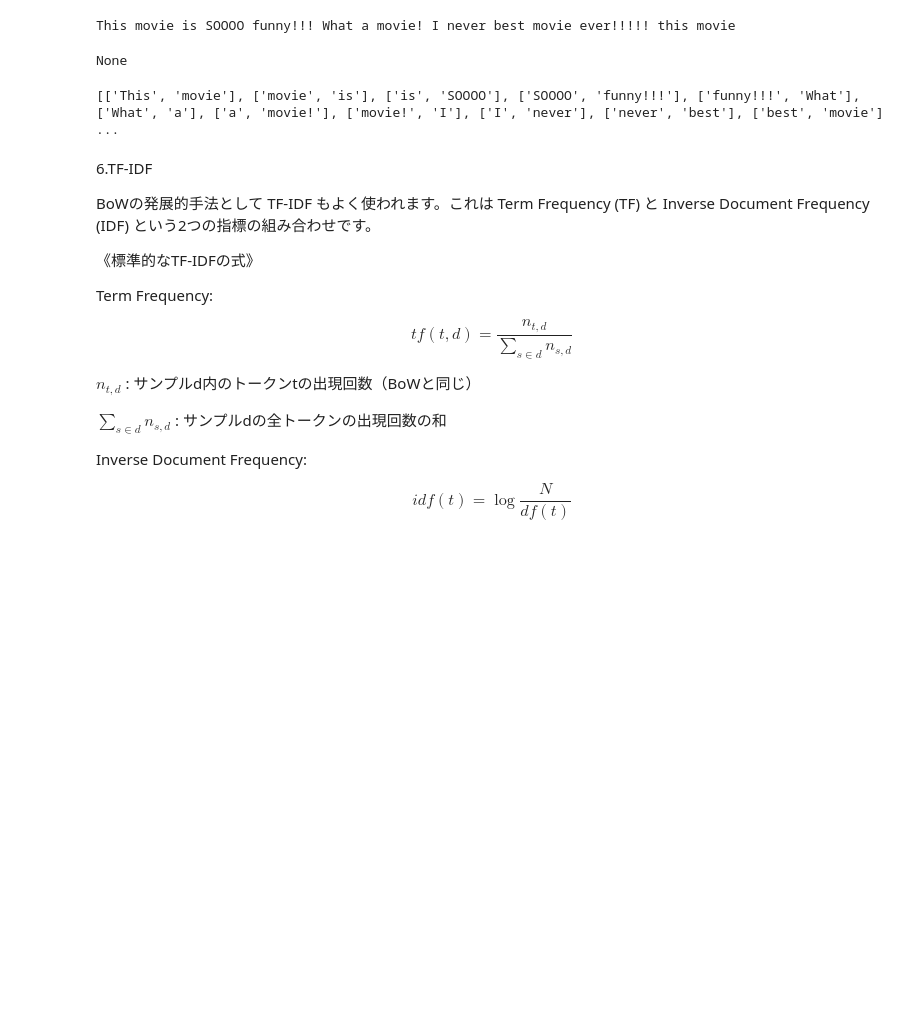
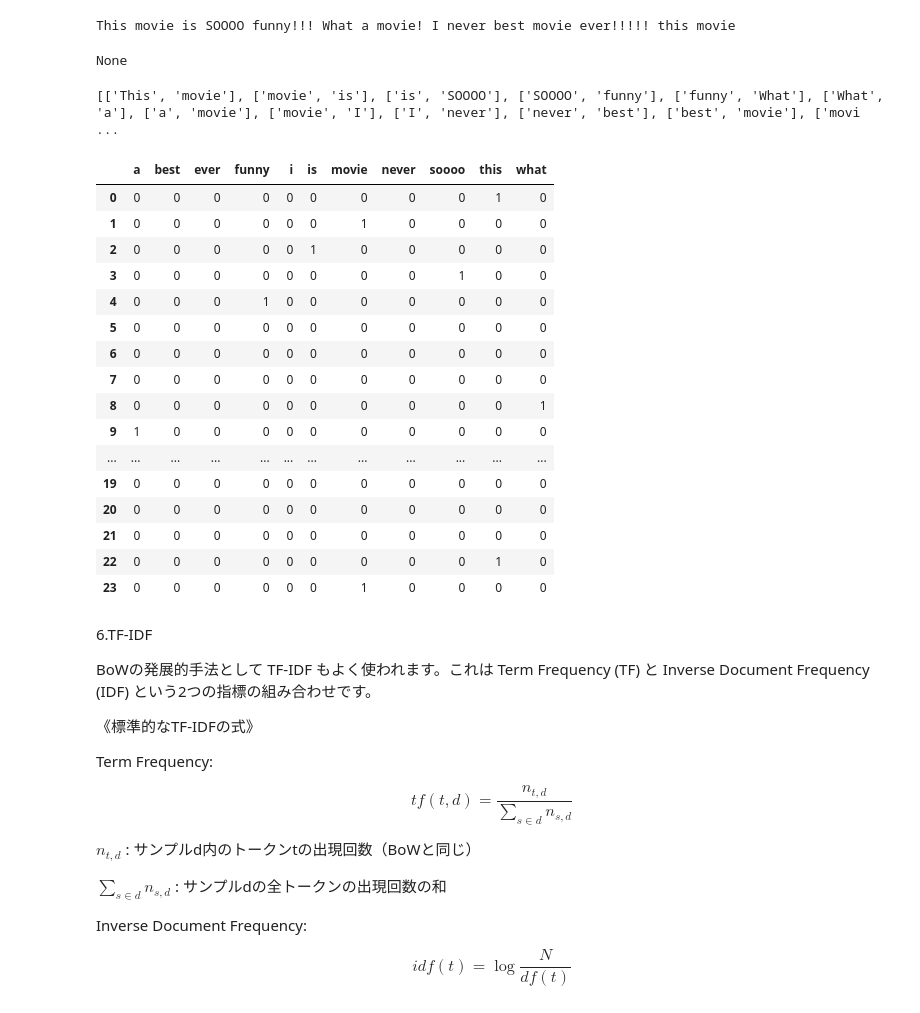
Before and after one commit to white2021mtf/diveintocode-ml, a Jupyter notebook: Natural_language_processing.ipynb, the cells around one changed output. Drawn from its saved outputs; the diff is of its cells as text; code cells hidden in the pictures; blank space fills up the shorter version.

```diff
--- a/Natural_language_processing.ipynb
+++ b/Natural_language_processing.ipynb
@@ -335,18 +336,65 @@ def word_n_gram(sentence, N):
         result.append(words[it: it+N])
 # %% [output]
 This movie is SOOOO funny!!! What a movie! I never best movie ever!!!!! this movie
-# %%
-#1-gram
-#print(sentence)
-print(word_n_gram(sentence, N=1))
-# %% [output]
-None
-# %%
-#2-gram
-#print(sentence)
-print(word_n_gram(sentence, N=2))
-# %% [output]
-[['This', 'movie'], ['movie', 'is'], ['is', 'SOOOO'], ['SOOOO', 'funny!!!'], ['funny!!!', 'What'], ['What', 'a'], ['a', 'movie!'], ['movie!', 'I'], ['I', 'never'], ['never', 'best'], ['best', 'movie'] ...
+# %%
+#1-gram
+import pandas as pd
+from sklearn.feature_extraction.text import CountVectorizer
+import re
+
+sentence = re.sub(r"[-()\"#/@;:<>{}`+=~|.!?,]", "", sentence) #特殊文字削除
+word = word_n_gram(sentence, N=1)
+
+print(word)
+
+if(word==None):
+  pass
+else:
+  vectorizer = CountVectorizer(token_pattern=r'(?u)\b\w+\b')
+  bow = (vectorizer.fit_transform(words)).toarray()
+  df = pd.DataFrame(bow, columns=vectorizer.get_feature_names())
+  display(df)
+# %% [output]
+None
+# %%
+#2-gram
+#print(sentence)
+import pandas as pd
+from sklearn.feature_extraction.text import CountVectorizer
+import re
+
+sentence = re.sub(r"[-()\"#/@;:<>{}`+=~|.!?,]", "", sentence) #特殊文字削除
+# print(word_n_gram(sentence, N=2))
+word = word_n_gram(sentence, N=2)
+
+print(word)
+
+if(word==None):
+  pass
+else:
+  vectorizer = CountVectorizer(token_pattern=r'(?u)\b\w+\b')
+  bow = (vectorizer.fit_transform(words)).toarray()
+  df = pd.DataFrame(bow, columns=vectorizer.get_feature_names())
+  display(df)
+# %% [output]
+[['This', 'movie'], ['movie', 'is'], ['is', 'SOOOO'], ['SOOOO', 'funny'], ['funny', 'What'], ['What', 'a'], ['a', 'movie'], ['movie', 'I'], ['I', 'never'], ['never', 'best'], ['best', 'movie'], ['movi ...
+|  | a | best | ever | funny | i | is | movie | never | soooo | this | what |
+| 0 | 0 | 0 | 0 | 0 | 0 | 0 | 0 | 0 | 0 | 1 | 0 |
+| 1 | 0 | 0 | 0 | 0 | 0 | 0 | 1 | 0 | 0 | 0 | 0 |
+| 2 | 0 | 0 | 0 | 0 | 0 | 1 | 0 | 0 | 0 | 0 | 0 |
+| 3 | 0 | 0 | 0 | 0 | 0 | 0 | 0 | 0 | 1 | 0 | 0 |
+| 4 | 0 | 0 | 0 | 1 | 0 | 0 | 0 | 0 | 0 | 0 | 0 |
+| 5 | 0 | 0 | 0 | 0 | 0 | 0 | 0 | 0 | 0 | 0 | 0 |
+| 6 | 0 | 0 | 0 | 0 | 0 | 0 | 0 | 0 | 0 | 0 | 0 |
+| 7 | 0 | 0 | 0 | 0 | 0 | 0 | 0 | 0 | 0 | 0 | 0 |
+| 8 | 0 | 0 | 0 | 0 | 0 | 0 | 0 | 0 | 0 | 0 | 1 |
+| 9 | 1 | 0 | 0 | 0 | 0 | 0 | 0 | 0 | 0 | 0 | 0 |
+| ... | ... | ... | ... | ... | ... | ... | ... | ... | ... | ... | ... |
+| 19 | 0 | 0 | 0 | 0 | 0 | 0 | 0 | 0 | 0 | 0 | 0 |
+| 20 | 0 | 0 | 0 | 0 | 0 | 0 | 0 | 0 | 0 | 0 | 0 |
+| 21 | 0 | 0 | 0 | 0 | 0 | 0 | 0 | 0 | 0 | 0 | 0 |
+| 22 | 0 | 0 | 0 | 0 | 0 | 0 | 0 | 0 | 0 | 1 | 0 |
+| 23 | 0 | 0 | 0 | 0 | 0 | 0 | 1 | 0 | 0 | 0 | 0 |
 # %% [markdown]
 6.TF-IDF
 
```
Also changed, not shown: parts of 9 cells of this notebook.
